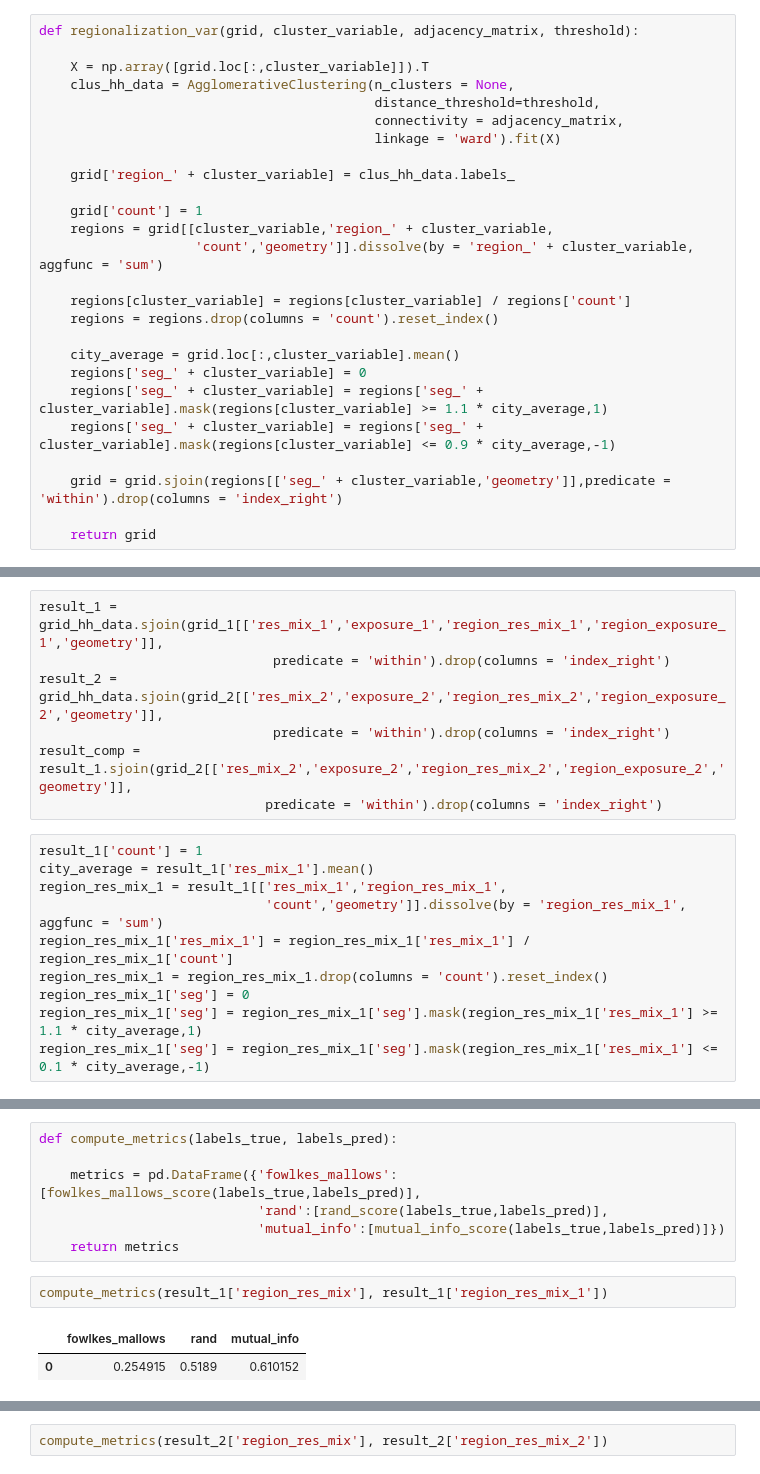
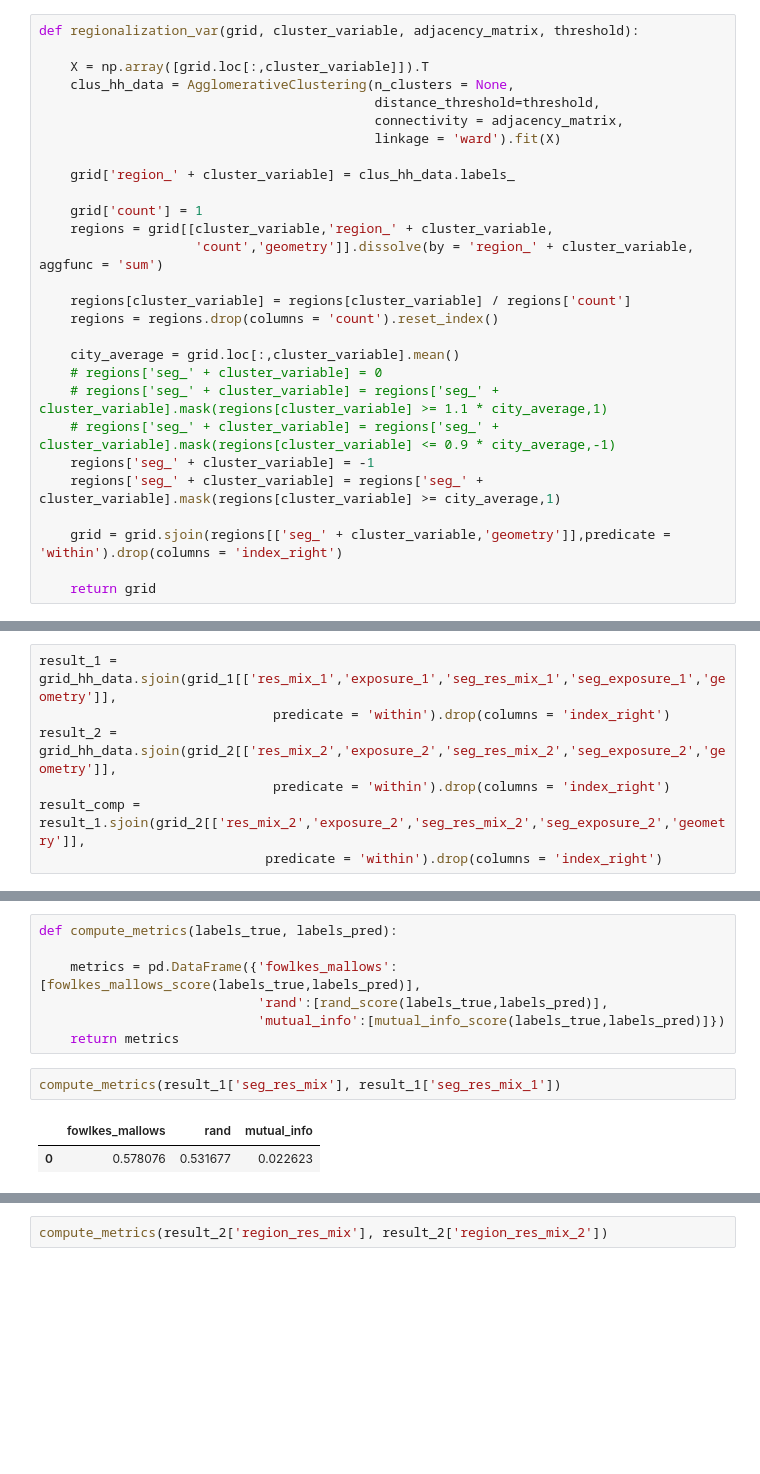
Before and after one commit to spierenbu/res_seg_NTH, a Jupyter notebook: testing_for_MAUP.ipynb, the cells around one changed output, grey strips where cells are left out. Drawn from its saved outputs; the diff is of its cells as text; blank space fills up the shorter version.

```diff
--- a/testing_for_MAUP.ipynb
+++ b/testing_for_MAUP.ipynb
@@ -200,9 +200,11 @@ def regionalization_var(grid, cluster_variable, adjacency_matrix, threshold):
     regions = regions.drop(columns = 'count').reset_index()
 
     city_average = grid.loc[:,cluster_variable].mean()
-    regions['seg_' + cluster_variable] = 0
-    regions['seg_' + cluster_variable] = regions['seg_' + cluster_variable].mask(regions[cluster_variable] >= 1.1 * city_average,1)
-    regions['seg_' + cluster_variable] = regions['seg_' + cluster_variable].mask(regions[cluster_variable] <= 0.9 * city_average,-1)
+    # regions['seg_' + cluster_variable] = 0
+    # regions['seg_' + cluster_variable] = regions['seg_' + cluster_variable].mask(regions[cluster_variable] >= 1.1 * city_average,1)
+    # regions['seg_' + cluster_variable] = regions['seg_' + cluster_variable].mask(regions[cluster_variable] <= 0.9 * city_average,-1)
+    regions['seg_' + cluster_variable] = -1
+    regions['seg_' + cluster_variable] = regions['seg_' + cluster_variable].mask(regions[cluster_variable] >= city_average,1)
 
     grid = grid.sjoin(regions[['seg_' + cluster_variable,'geometry']],predicate = 'within').drop(columns = 'index_right')
 
@@ -231,19 +233,9 @@ grid_hh_data = regionalization_var(grid_hh_data, 'res_mix', adjacency_matrix_hh_
 # grid_hh_data = regionalization(grid_hh_data, 'exposure', adjacency_matrix_hh_data,N_regions)
 # grid_hh_data = regionalization(grid_hh_data, 'res_mix', adjacency_matrix_hh_data,N_regions)
 # %%
-result_1 = grid_hh_data.sjoin(grid_1[['res_mix_1','exposure_1','region_res_mix_1','region_exposure_1','geometry']],
+result_1 = grid_hh_data.sjoin(grid_1[['res_mix_1','exposure_1','seg_res_mix_1','seg_exposure_1','geometry']],
                               predicate = 'within').drop(columns = 'index_right')
-result_2 = grid_hh_data.sjoin(grid_2[['res_mix_2','exposure_2','region_res_mix_2','region_exposure_2','geometry']],
+result_2 = grid_hh_data.sjoin(grid_2[['res_mix_2','exposure_2','seg_res_mix_2','seg_exposure_2','geometry']],
                               predicate = 'within').drop(columns = 'index_right')
-result_comp = result_1.sjoin(grid_2[['res_mix_2','exposure_2','region_res_mix_2','region_exposure_2','geometry']],
+result_comp = result_1.sjoin(grid_2[['res_mix_2','exposure_2','seg_res_mix_2','seg_exposure_2','geometry']],
                              predicate = 'within').drop(columns = 'index_right')
-# %%
-result_1['count'] = 1
-city_average = result_1['res_mix_1'].mean()
-region_res_mix_1 = result_1[['res_mix_1','region_res_mix_1',
-                             'count','geometry']].dissolve(by = 'region_res_mix_1', aggfunc = 'sum')
-region_res_mix_1['res_mix_1'] = region_res_mix_1['res_mix_1'] / region_res_mix_1['count']
-region_res_mix_1 = region_res_mix_1.drop(columns = 'count').reset_index()
-region_res_mix_1['seg'] = 0
-region_res_mix_1['seg'] = region_res_mix_1['seg'].mask(region_res_mix_1['res_mix_1'] >= 1.1 * city_average,1)
-region_res_mix_1['seg'] = region_res_mix_1['seg'].mask(region_res_mix_1['res_mix_1'] <= 0.1 * city_average,-1)
@@ -352,8 +362,8 @@ def compute_metrics(labels_true, labels_pred):
                             'mutual_info':[mutual_info_score(labels_true,labels_pred)]})
     return metrics
 # %%
-compute_metrics(result_1['region_res_mix'], result_1['region_res_mix_1'])
+compute_metrics(result_1['seg_res_mix'], result_1['seg_res_mix_1'])
 # %% [output]
 |  | fowlkes_mallows | rand | mutual_info |
-| 0 | 0.254915 | 0.5189 | 0.610152 |
+| 0 | 0.578076 | 0.531677 | 0.022623 |
 # %%
```
Also changed, not shown: parts of 8 cells of this notebook.
